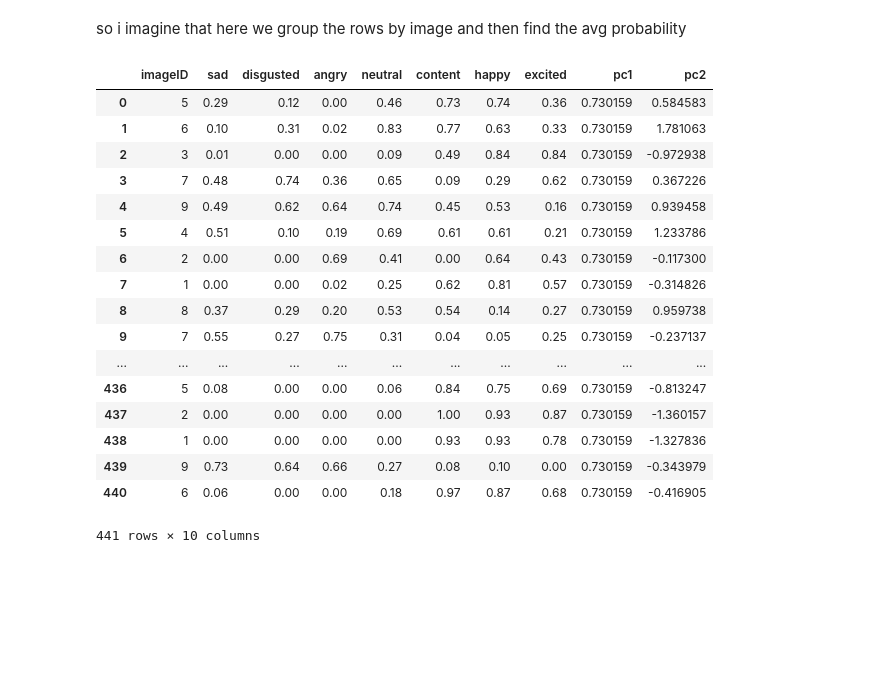
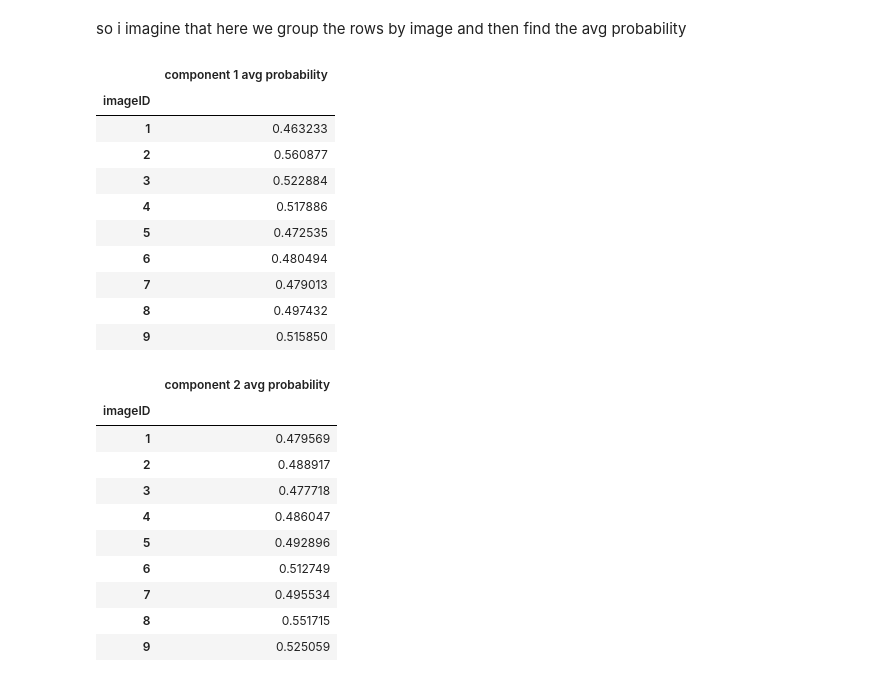
Before and after one commit to BCMarquez/RSA-NN, a Jupyter notebook: irony/irony/Experiment 1.ipynb, the cells around one changed output. Cells and saved outputs as stored; diff of their text form; code cells hidden in the pictures; blank space fills up the shorter version.

Commit message:
average per image contd

```diff
--- a/irony/irony/Experiment 1.ipynb
+++ b/irony/irony/Experiment 1.ipynb
@@ -150,27 +132,42 @@ nor do these values make much sense for "terrible".
 By calculating the average probabilities of positive valence and high arousal given each weather state rating, we obtain the probability of positive valence and high arousal associated with each weather state, namely $P(A|s)$ (Figure 4).
 # %% [markdown]
 so i imagine that here we group the rows by image and then find the avg probability
-# %%
-affect
-# %% [output]
-|  | imageID | sad | disgusted | angry | neutral | content | happy | excited | pc1 | pc2 |
-| 0 | 5 | 0.29 | 0.12 | 0.00 | 0.46 | 0.73 | 0.74 | 0.36 | 0.730159 | 0.584583 |
-| 1 | 6 | 0.10 | 0.31 | 0.02 | 0.83 | 0.77 | 0.63 | 0.33 | 0.730159 | 1.781063 |
-| 2 | 3 | 0.01 | 0.00 | 0.00 | 0.09 | 0.49 | 0.84 | 0.84 | 0.730159 | -0.972938 |
-| 3 | 7 | 0.48 | 0.74 | 0.36 | 0.65 | 0.09 | 0.29 | 0.62 | 0.730159 | 0.367226 |
-| 4 | 9 | 0.49 | 0.62 | 0.64 | 0.74 | 0.45 | 0.53 | 0.16 | 0.730159 | 0.939458 |
-| 5 | 4 | 0.51 | 0.10 | 0.19 | 0.69 | 0.61 | 0.61 | 0.21 | 0.730159 | 1.233786 |
-| 6 | 2 | 0.00 | 0.00 | 0.69 | 0.41 | 0.00 | 0.64 | 0.43 | 0.730159 | -0.117300 |
-| 7 | 1 | 0.00 | 0.00 | 0.02 | 0.25 | 0.62 | 0.81 | 0.57 | 0.730159 | -0.314826 |
-| 8 | 8 | 0.37 | 0.29 | 0.20 | 0.53 | 0.54 | 0.14 | 0.27 | 0.730159 | 0.959738 |
-| 9 | 7 | 0.55 | 0.27 | 0.75 | 0.31 | 0.04 | 0.05 | 0.25 | 0.730159 | -0.237137 |
-| ... | ... | ... | ... | ... | ... | ... | ... | ... | ... | ... |
-| 436 | 5 | 0.08 | 0.00 | 0.00 | 0.06 | 0.84 | 0.75 | 0.69 | 0.730159 | -0.813247 |
-| 437 | 2 | 0.00 | 0.00 | 0.00 | 0.00 | 1.00 | 0.93 | 0.87 | 0.730159 | -1.360157 |
-| 438 | 1 | 0.00 | 0.00 | 0.00 | 0.00 | 0.93 | 0.93 | 0.78 | 0.730159 | -1.327836 |
-| 439 | 9 | 0.73 | 0.64 | 0.66 | 0.27 | 0.08 | 0.10 | 0.00 | 0.730159 | -0.343979 |
-| 440 | 6 | 0.06 | 0.00 | 0.00 | 0.18 | 0.97 | 0.87 | 0.68 | 0.730159 | -0.416905 |
-441 rows × 10 columns
+# %%
+ids = np.array(df["imageID"])[indices0]
+
+d = {'imageID': ids, 'component 1 avg probability': y0}
+df = pd.DataFrame(data=d)
+df.groupby('imageID').mean()
+# %% [output]
+|  | component 1 avg probability |
+| imageID |  |
+| 1 | 0.463233 |
+| 2 | 0.560877 |
+| 3 | 0.522884 |
+| 4 | 0.517886 |
+| 5 | 0.472535 |
+| 6 | 0.480494 |
+| 7 | 0.479013 |
+| 8 | 0.497432 |
+| 9 | 0.515850 |
+# %%
+ids = np.array(df["imageID"])[indices1]
+
+d = {'imageID': ids, 'component 2 avg probability': y1}
+df = pd.DataFrame(data=d)
+df.groupby('imageID').mean()
+# %% [output]
+|  | component 2 avg probability |
+| imageID |  |
+| 1 | 0.479569 |
+| 2 | 0.488917 |
+| 3 | 0.477718 |
+| 4 | 0.486047 |
+| 5 | 0.492896 |
+| 6 | 0.512749 |
+| 7 | 0.495534 |
+| 8 | 0.551715 |
+| 9 | 0.525059 |
 # %%
 # I accidently confused affect with state when trying to calculate priors.
 # However this code is pretty neat so I'm going to keep it in case I need it later
```
Also changed, not shown: parts of 1 cell of this notebook.
